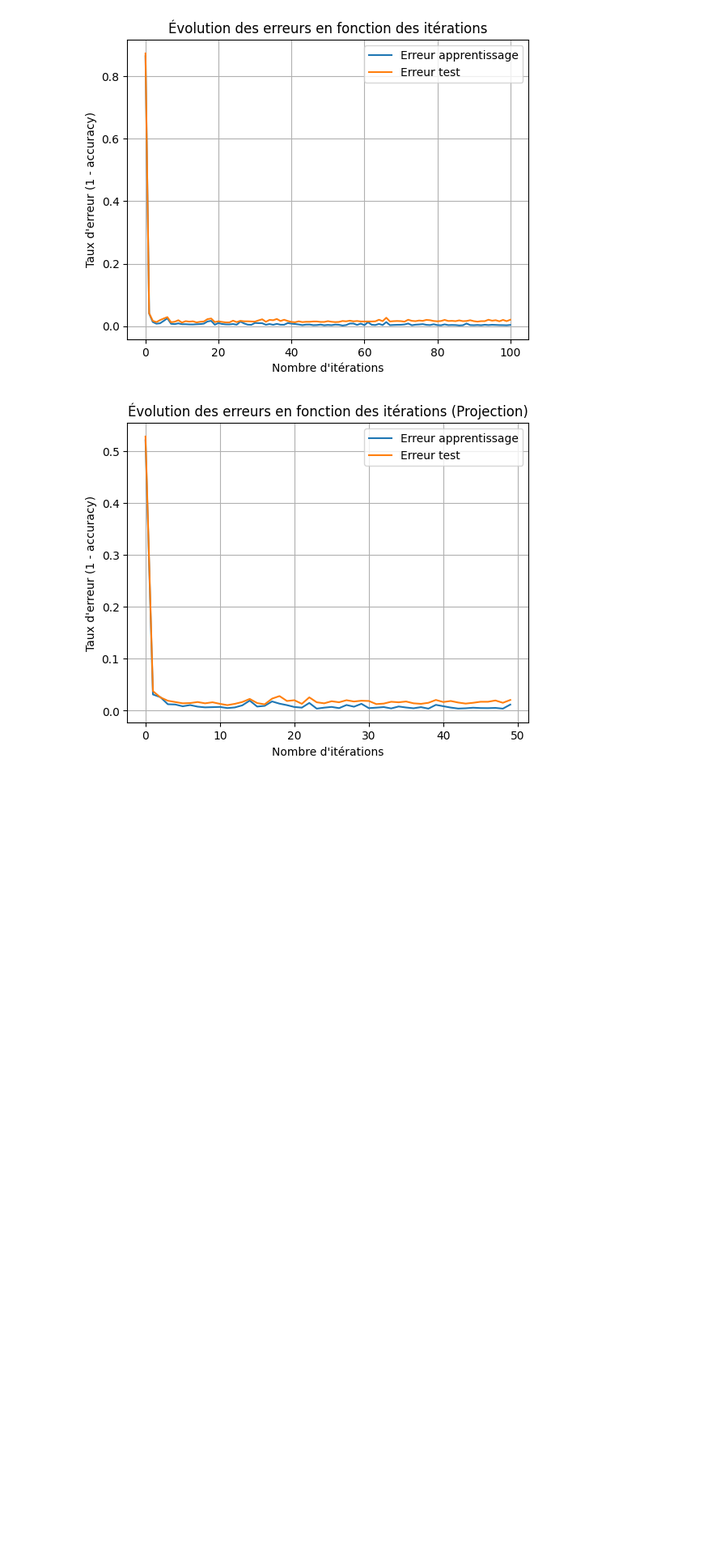
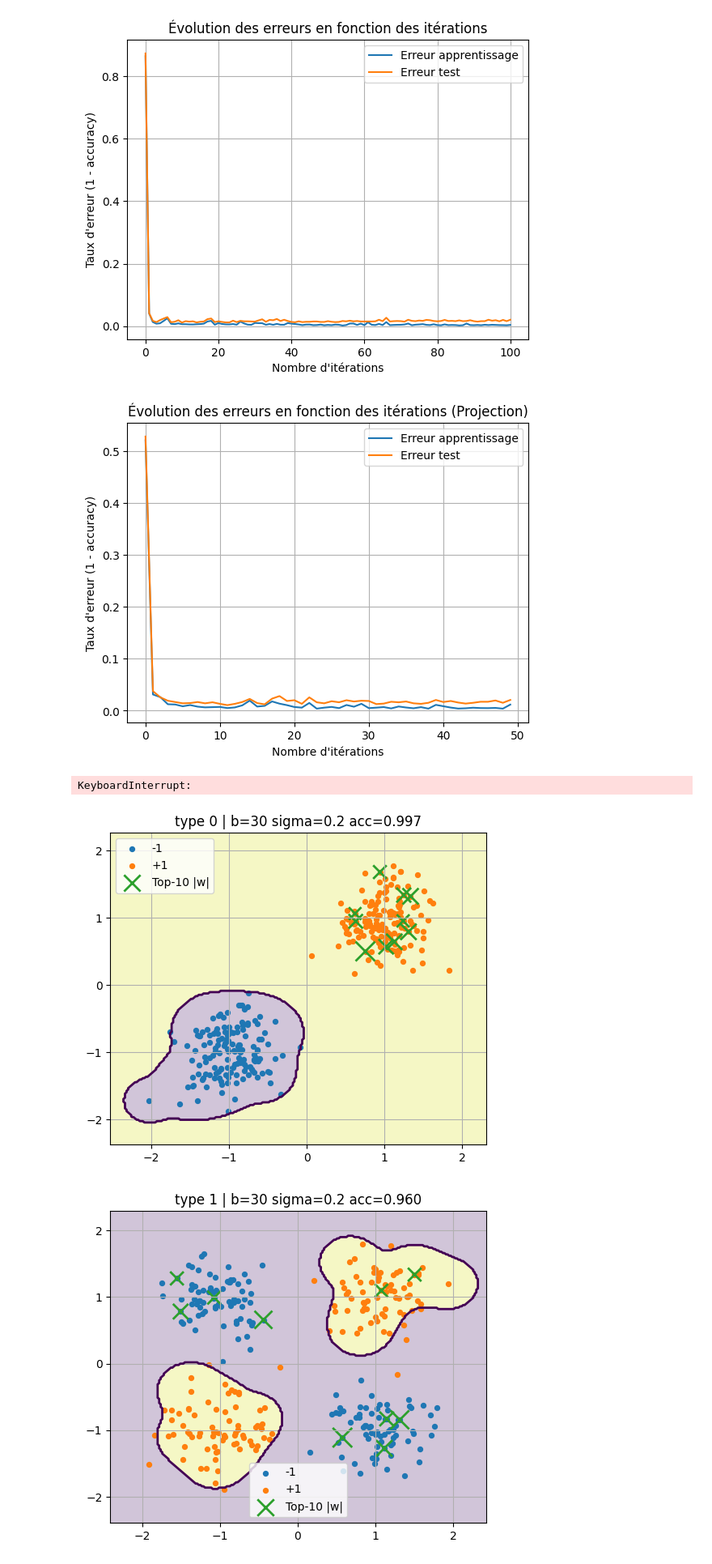
Before and after one commit to a-naoufel/M1-ML-tme3, a Jupyter notebook: src/tme3.ipynb, the cells around one changed output. Shown at 81% size. Cells and saved outputs as stored; diff of their text form; code cells hidden in the pictures; blank space fills up the shorter version.

```diff
--- a/src/tme3.ipynb
+++ b/src/tme3.ipynb
@@ -192,20 +192,22 @@ plt.show()
 # %% [output]
 [figure]
 # %%
-Y_train = np.where(alltrainy == 6, 1, -1)
-Y_test = np.where(alltesty == 6, 1, -1)
-X_train = alltrainx
-X_test = alltestx
+# Y_train = np.where(alltrainy == 6, 1, -1)
+# Y_test = np.where(alltesty == 6, 1, -1)
+# X_train = alltrainx
+# X_test = alltestx
 
-model = Lineaire(perceptron_loss, perceptron_grad, max_iter=50, eps=0.01, projection=proj_poly)
-model.fit(X_train, Y_train, testx=X_test, testy=Y_test, batch_size=32)
-iters = np.arange(len(model.train_err_history))
-plt.figure()
-plt.plot(iters, model.train_err_history, label="Erreur apprentissage")
-plt.plot(iters, model.test_err_history, label="Erreur test")
-plt.xlabel("Nombre d'itérations")
-plt.ylabel("Taux d'erreur (1 - accuracy)")
-plt.title("Évolution des erreurs en fonction des itérations (Projection)")
-plt.legend()
-plt.grid(True)
-plt.show()
+# model = Lineaire(perceptron_loss, perceptron_grad, max_iter=50, eps=0.01, projection=proj_poly)
+# model.fit(X_train, Y_train, testx=X_test, testy=Y_test, batch_size=32)
+# iters = np.arange(len(model.train_err_history))
+# plt.figure()
+# plt.plot(iters, model.train_err_history, label="Erreur apprentissage")
+# plt.plot(iters, model.test_err_history, label="Erreur test")
+# plt.xlabel("Nombre d'itérations")
+# plt.ylabel("Taux d'erreur (1 - accuracy)")
+# plt.title("Évolution des erreurs en fonction des itérations (Projection)")
+# plt.legend()
+# plt.grid(True)
+# plt.show()
+# %% [output]
+KeyboardInterrupt:
@@ -211,0 +268,39 @@ plt.show()
+# %%
+def run_gauss_on_type(gen_arti, t, n=300, b=50, sigma=0.3,
+                      use_hinge=False, alpha=1.0, lam=1e-3,
+                      eps=0.1, max_epochs=50, batch_size=32, seed=0):
+
+    X, y = gen_arti(nbex=n, data_type=t, epsilon=0.1)  # adapte si signature différente
+    y = to_pm1(y)
+
+    base = sample_base(X, b=b, seed=seed)
+    proj = make_proj_gauss(base, sigma, add_bias=True)
+
+    if use_hinge:
+        loss = lambda w, Xp, yp: hinge_loss(w, Xp, yp, alpha=alpha, lam=lam)
+        grad = lambda w, Xp, yp: hinge_loss_grad(w, Xp, yp, alpha=alpha, lam=lam)
+    else:
+        loss = perceptron_loss
+        grad = perceptron_grad
+
+    model = Lineaire(loss, grad, max_iter=max_epochs, eps=eps, projection=proj)
+    model.fit(X, y, batch_size=batch_size, shuffle=True)
+
+    acc = model.score(X, y)
+
+    plt.figure(figsize=(6,5))
+    plot_boundary_2d(model, X, y, title=f"type {t} | b={b} sigma={sigma} acc={acc:.3f}")
+    plot_base_weights(base, model.w, topk=min(10, b), bias=True)
+    plt.legend()
+    plt.show()
+
+    return model, base
+# %%
+for t in [0,1,2]:
+    run_gauss_on_type(gen_arti, t, n=300, b=30, sigma=0.2, use_hinge=False)
+
+for t in [0,1,2]:
+    run_gauss_on_type(gen_arti, t, n=300, b=200, sigma=0.2, use_hinge=False)
+# %% [output]
+[figure, added]
+[figure, added]
```
Also changed, not shown: parts of 4 cells of this notebook, 4 other files.
